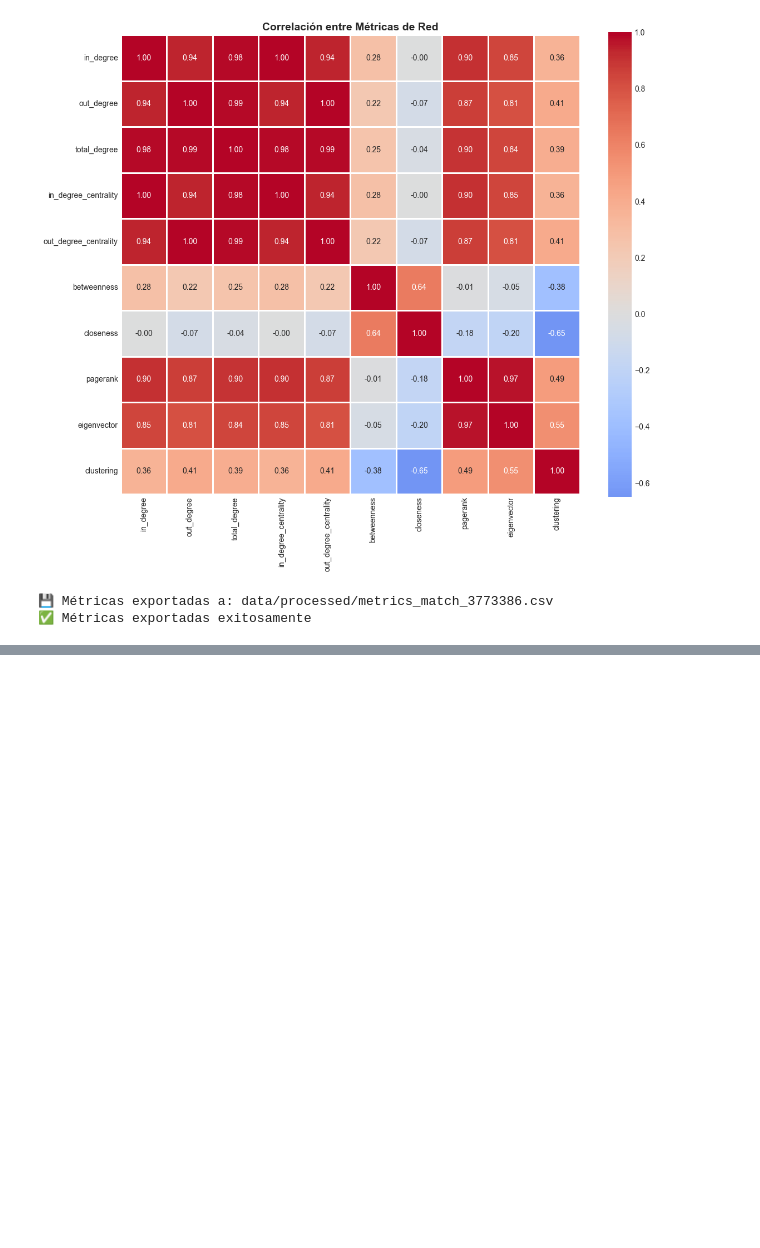
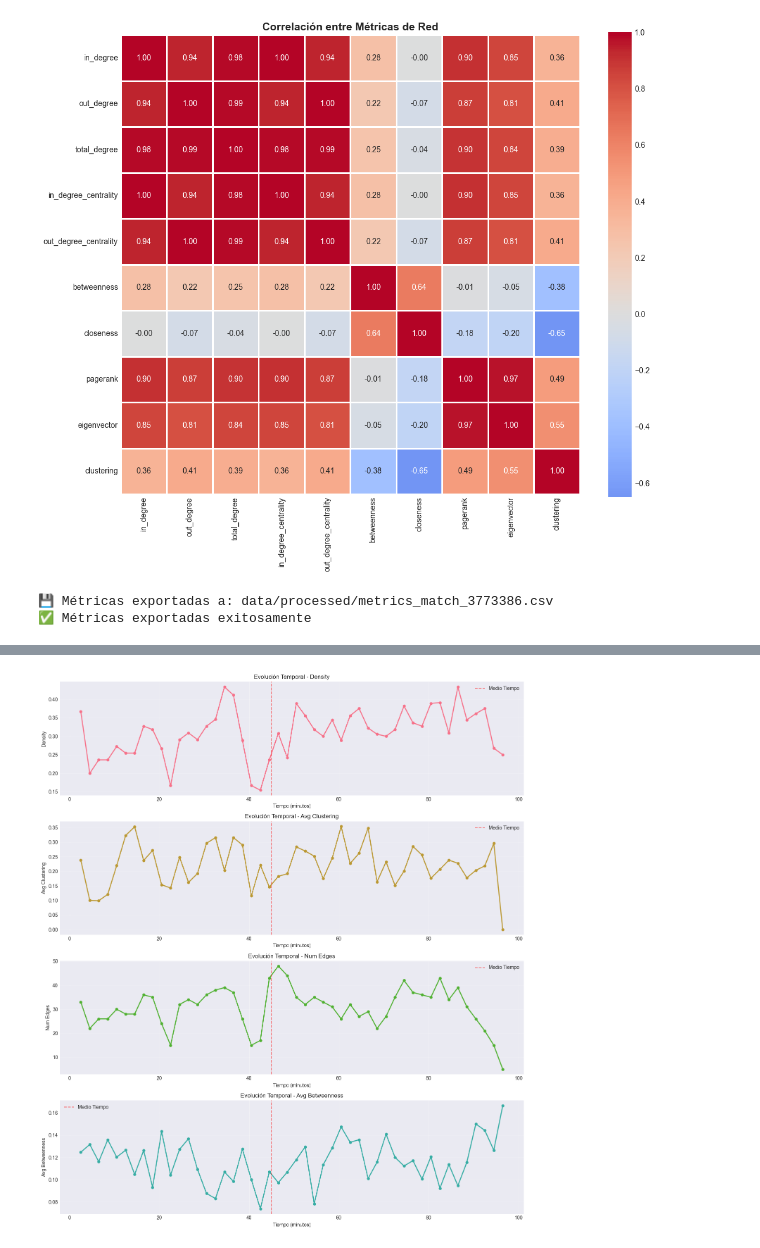
Before and after one commit to JaviTateG/tfg-football-tactical-modeling, a Jupyter notebook: notebooks/01_data_exploration.ipynb, the cells around one changed output, grey strips where cells are left out. Cells and saved outputs as stored; diff of their text form; code cells hidden in the pictures; blank space fills up the shorter version.

Commit message:
Add dynamic graph analysis module

```diff
--- a/notebooks/01_data_exploration.ipynb
+++ b/notebooks/01_data_exploration.ipynb
@@ -638,3 +638,12 @@ print("✅ Métricas exportadas exitosamente")
 # %% [output]
 💾 Métricas exportadas a: data/processed/metrics_match_3773386.csv
 ✅ Métricas exportadas exitosamente
+# %%
+from src.graphs.dynamic_graph import DynamicPassGraph
+
+# Crear grafos dinámicos (ventanas de 5 minutos con paso de 2 minutos)
+dynamic_graph = DynamicPassGraph(window_size=5, step_size=2, weight_type='frequency')
+graphs = dynamic_graph.build_dynamic_graphs(passes_clean, team='Barcelona')
+
+# Resumen
+dynamic_graph.print_summary()
@@ -640,0 +721,10 @@ print("✅ Métricas exportadas exitosamente")
+# %%
+# Visualizar evolución de métricas clave
+dynamic_graph.visualize_temporal_evolution([
+    'density',
+    'avg_clustering',
+    'num_edges',
+    'avg_betweenness'
+])
+# %% [output]
+[figure, added]
```
Also changed, not shown: parts of 8 cells of this notebook, 1 other file.
